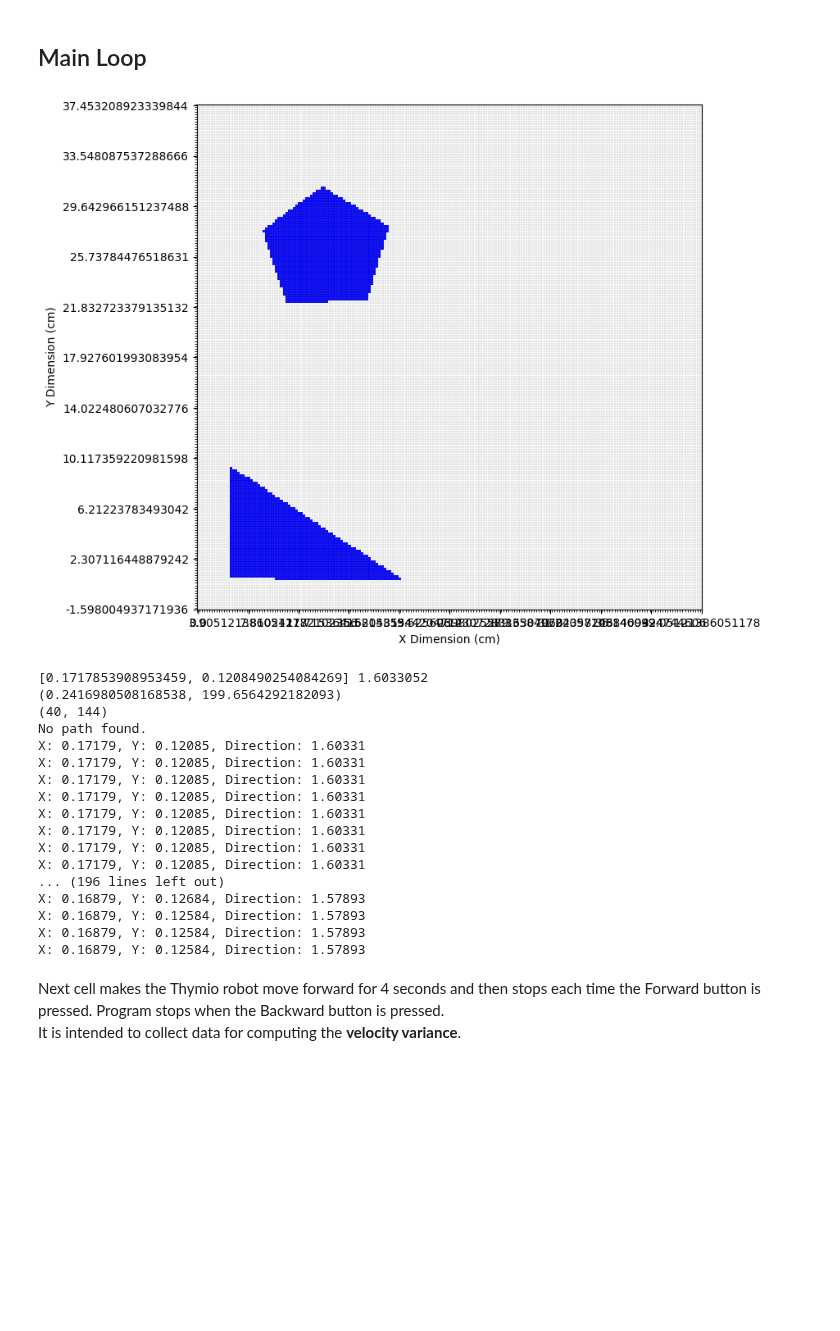
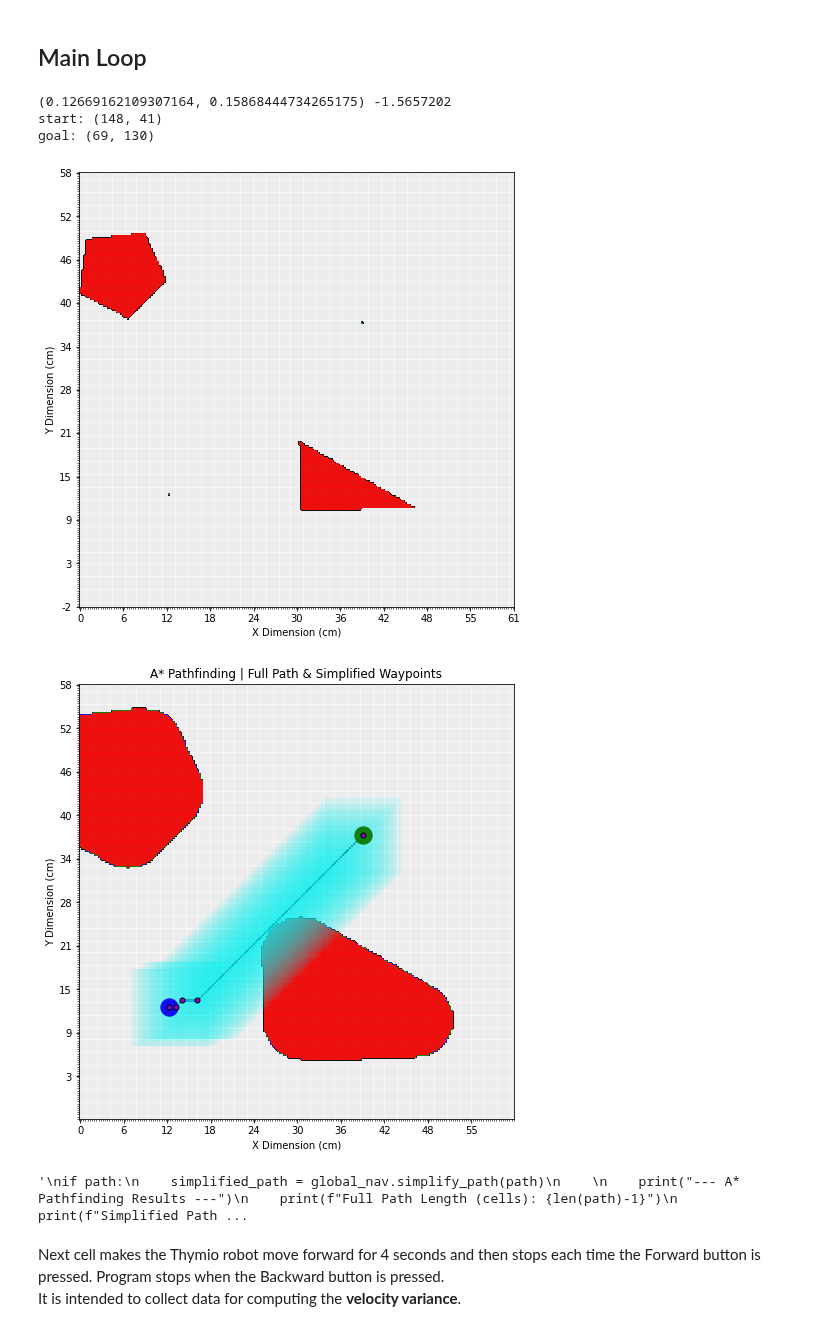
Before and after one commit to ChelseaDavidson-EPFL/MobileRoboticsProject, a Jupyter notebook: Group_42_report.ipynb, the cells around one changed output. Saved outputs shown, nothing was run; the diff lists cells and outputs as text; code cells hidden in the pictures; blank space fills up the shorter version.

Commit message:
working global nav with either a* or djikstra

```diff
--- a/Group_42_report.ipynb
+++ b/Group_42_report.ipynb
@@ -30,7 +30,7 @@ while True:
     # if(is_object):
     #     print("object detected")
     print(str(thymio.ir_sensors) + "                     ", end="\r")
-    avoid_right = local_nav.avoid_right(thymio, grid)
+    #avoid_right = local_nav.avoid_right(thymio, grid)
     local_nav.avoid_obstacle(thymio, 0, 0, avoid_right)
 # await thymio.update_ir()
 # print(thymio.ir_sensors)
@@ -62,32 +62,50 @@ import motion_controll
 import filtering
 import local_nav
 import global_nav
+import utils
 
 # Constants
 GL_NAV_CHANGE_THLD = 20
 
 # Initalisation of the grid
 visionInstance = Vision() # Calls getEnvironment which stores the arena and creates the grid
-visionInstance.display_grid()
+#visionInstance.display_grid()
 
+# Get cell size for coordinate conversions
+cell_size_cm = visionInstance.getCellSizeCm()
 
 # Get start position and orientation
 ret, frame = visionInstance.cap.read() #Taking a single image to find the start pos of the robot
 if not ret:
     raise ValueError("Camera failed to capture the frame.")
 
-start_pos, start_orient = visionInstance.getRobotPose(frame)
+#start_pos, start_orient = visionInstance.getRobotPose(frame)
+start_pos, start_orient = visionInstance.getInitialRobotPose()
 print(start_pos, start_orient)
 
-start_cell = global_nav.real_to_grid(start_pos*100)
-goal_cell = global_nav.real_to_grid((28, 20))
+# Convert to grid coordinates (start_pos is in meters, convert to cm first)
+if start_pos:
+    start_cell = utils.real_to_grid((start_pos[0]*100, start_pos[1]*100))
+    print(f"start: {start_cell}")
+    goal_cell = utils.real_to_grid((40, 40))  # Goal in cm
+    print(f"goal: {goal_cell}")
+    visionInstance.display_grid(start_cell, goal_cell)
+    # Find the path to goal
+    #path = global_nav.find_path(visionInstance.grid, start_cell, goal_cell)
 
+# Get the grid from vision
+grid = visionInstance.grid
 
-# Find the path to goal
-path = global_nav.find_path(visionInstance.grid, start_cell, goal_cell)
-print(start_cell)
-print(goal_cell)
+  # Run expanded Dijkstra (expands obstacles automatically)
+path, expanded_grid = global_nav.expanded_dijkstra(grid, start_cell, goal_cell)
 
+if path:
+    simplified_path = global_nav.simplify_path(path)
+    global_nav.display_map(expanded_grid, path, simplified_path, start_cell, goal_cell)
+else:
+      print("No path found.")
+
+"""
 if path:
     simplified_path = global_nav.simplify_path(path)
 
@@ -95,7 +113,7 @@ if path:
     print(f"Full Path Length (cells): {len(path)-1}")
     print(f"Simplified Path Waypoints: {len(simplified_path)}")
     print(simplified_path)
-    converted_simplified_path = [global_nav.grid_to_real(p) for p in simplified_path]
+    converted_simplified_path = [utils.grid_to_real(p) for p in simplified_path]
     print("Simplified Path Waypoints (real cm):", converted_simplified_path)
     print("------------------------------")
 
@@ -103,7 +121,7 @@ if path:
 
 else:
     print("No path found.")
-
+""""""
 
 # Get robot pose in loop
 if not visionInstance.cap.isOpened(): # Checking access to camera feed
@@ -148,52 +166,40 @@ cv2.destroyAllWindows()
 #     thymio.update_ir()
 #     print(thymio.ir_sensors)
 #     is_object = local_nav.is_object(thymio)
 #     nav_mode_change = False
 
 #     if(not is_object and thymio.nav_mode=="LOCAL"):
 #         gl_nav_change_cntr += 1
 #         if(gl_nav_change_cntr => GL_NAV_CHANGE_THLD):
 #             nav_mode_change = True
 #             thymio.nav_mode = "GLOBAL"
 #             path = global_nav.find_path()
 
 #     if(is_object):
 #         gl_nav_change_cntr = 0
 #         if(thymio.nav_mode=="GLOBAL"):
 #             nav_mode_change = True
 #             thymio.nav_mode = "LOCAL"
 #         local_nav.avoid_obstacle(thymio, grid=grid, path=path)
 
 #     if(thymio.nav_mode=="GLOBAL"):
 #         next_wp = path[0]
 #         wp_reached = motion_controll.follow_path(thymio, next_wp)
 #         if(wp_reached):
 #             path.pop(0)  # Supprime le waypoint atteint
 #             if len(path) == 0:  # Si plus de waypoints
 #                 print("Destination atteinte!")
 #                 break  # Sortir de la boucle
 
 #     pos_on_img, orient_on_img = vision.get_pos()
-#     filtering.filter_pos(thymio, pos_on_img, orient_on_img)
+#     filtering.filter_pos(thymio, pos_on_img, orient_on_img)"""
 # %% [output]
+(0.12669162109307164, 0.15868444734265175) -1.5657202
+start: (148, 41)
+goal: (69, 130)
-[figure, old version]
+[figure, new version]
-[0.1717853908953459, 0.1208490254084269] 1.6033052
-(0.2416980508168538, 199.6564292182093)
-(40, 144)
-No path found.
-X: 0.17179, Y: 0.12085, Direction: 1.60331
-X: 0.17179, Y: 0.12085, Direction: 1.60331
-X: 0.17179, Y: 0.12085, Direction: 1.60331
-X: 0.17179, Y: 0.12085, Direction: 1.60331
-X: 0.17179, Y: 0.12085, Direction: 1.60331
-X: 0.17179, Y: 0.12085, Direction: 1.60331
-X: 0.17179, Y: 0.12085, Direction: 1.60331
-X: 0.17179, Y: 0.12085, Direction: 1.60331
-... (196 lines left out)
-X: 0.16879, Y: 0.12684, Direction: 1.57893
-X: 0.16879, Y: 0.12584, Direction: 1.57893
-X: 0.16879, Y: 0.12584, Direction: 1.57893
-X: 0.16879, Y: 0.12584, Direction: 1.57893
+[figure, added]
+'\nif path:\n    simplified_path = global_nav.simplify_path(path)\n    \n    print("--- A* Pathfinding Results ---")\n    print(f"Full Path Length (cells): {len(path)-1}")\n    print(f"Simplified Path ...
 # %%
 a = [[1,2],[3,4]]
 a[1][1]
```
Also changed, not shown: 4 other files.
